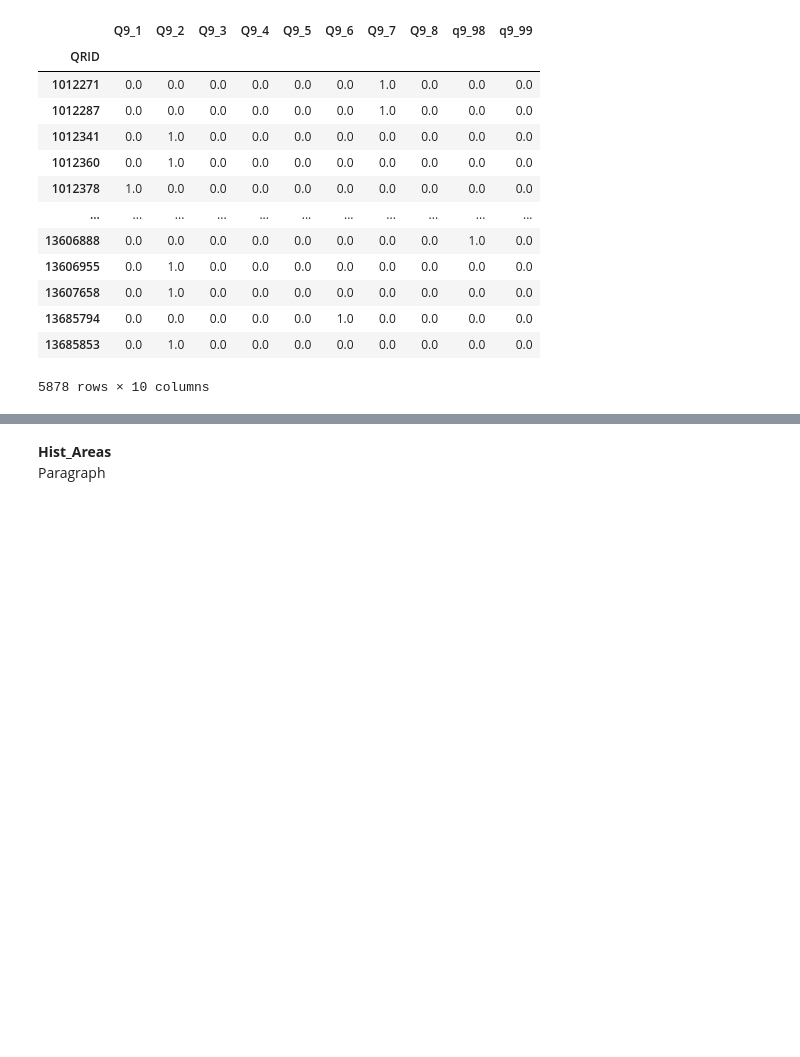
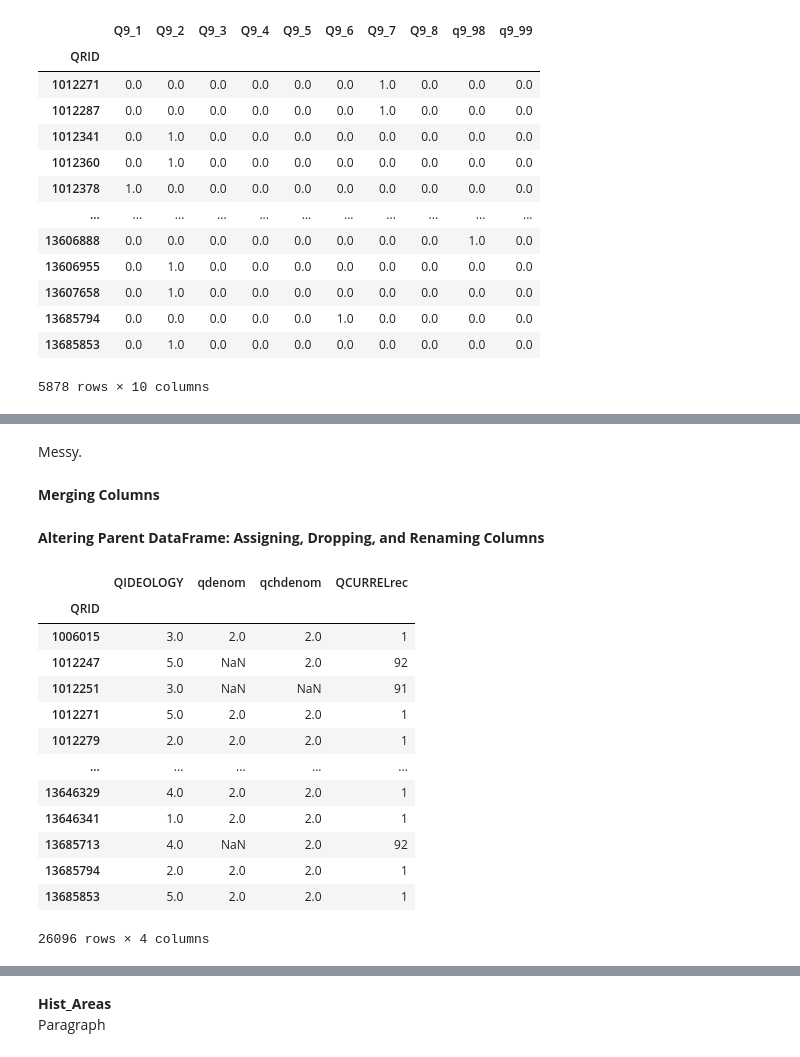
Before and after one commit to EvansOMalley/Personal-Project-Summer-2026, a Jupyter notebook: Summer-2026.ipynb, the cells around one changed output, grey strips where cells are left out. Cells and saved outputs as stored; diff of their text form; code cells hidden in the pictures; blank space fills up the shorter version.

```diff
--- a/Summer-2026.ipynb
+++ b/Summer-2026.ipynb
@@ -447,6 +446,0 @@ Parent_DF.drop(qchdenom_cols.columns[1:], axis = 1, inplace = True)
-# %%
-# Same goes for QCURRELrec and QCURRELDrec columns
-Parent_DF["QCURRELrec"] = Parent_DF["QCURRELrec"
-                              ].fillna(Parent_DF["QCURRELDrec"])
-
-Parent_DF.drop("QCURRELDrec", axis = 1, inplace = True)
@@ -452,0 +507,56 @@ Parent_DF.drop("QCURRELDrec", axis = 1, inplace = True)
+# %% [markdown]
+Messy.
+# %% [markdown]
+**Merging Columns**
+# %%
+# QIdeology
+QIdeology = Parent_DF["QIDEOLOGYb"].fillna(ideology_rec).fillna(ideologya_rec)
+
+# QDenom
+qdenom_cols.apply(lambda x: qdenom.fillna(x, inplace = True))
+
+# QChdenom
+qchdenom_cols.apply(lambda x: qchdenom.fillna(x, inplace = True))
+
+# QCurrel
+QCurrel = Parent_DF["QCURRELrec"].fillna(Parent_DF["QCURRELDrec"])
+# %% [markdown]
+**Altering Parent DataFrame: Assigning, Dropping, and Renaming Columns**
+# %%
+# QIdeology
+Parent_DF["QIDEOLOGY"] = QIdeology
+Parent_DF.drop(["QIDEOLOGYa", "QIDEOLOGYb"], axis = 1, inplace = True)
+
+# QDenom
+Parent_DF[qdenom_cols.columns[0]] = qdenom
+Parent_DF.rename({qdenom_cols.columns[0] : "qdenom"}, axis = 1, inplace = True)
+Parent_DF.drop(qdenom_cols.columns[1:], axis = 1, inplace = True)
+
+# QChdenom
+Parent_DF[qchdenom_cols.columns[0]] = qchdenom
+Parent_DF.rename({qchdenom_cols.columns[0] : "qchdenom"},
+                     axis = 1, inplace = True)
+Parent_DF.drop(qchdenom_cols.columns[1:], axis = 1, inplace = True)
+
+# QCurrel
+Parent_DF["QCURRELrec"] = QCurrel
+Parent_DF.drop("QCURRELDrec", axis = 1, inplace = True)
+
+# After image
+Show(Parent_DF[["QIDEOLOGY", "qdenom", "qchdenom", "QCURRELrec"]],
+     method = "display")
+# %% [output]
+|  | QIDEOLOGY | qdenom | qchdenom | QCURRELrec |
+| QRID |  |  |  |  |
+| 1006015 | 3.0 | 2.0 | 2.0 | 1 |
+| 1012247 | 5.0 | NaN | 2.0 | 92 |
+| 1012251 | 3.0 | NaN | NaN | 91 |
+| 1012271 | 5.0 | 2.0 | 2.0 | 1 |
+| 1012279 | 2.0 | 2.0 | 2.0 | 1 |
+| ... | ... | ... | ... | ... |
+| 13646329 | 4.0 | 2.0 | 2.0 | 1 |
+| 13646341 | 1.0 | 2.0 | 2.0 | 1 |
+| 13685713 | 4.0 | NaN | 2.0 | 92 |
+| 13685794 | 2.0 | 2.0 | 2.0 | 1 |
+| 13685853 | 5.0 | 2.0 | 2.0 | 1 |
+26096 rows × 4 columns
```
Also changed, not shown: parts of 43 cells of this notebook.
